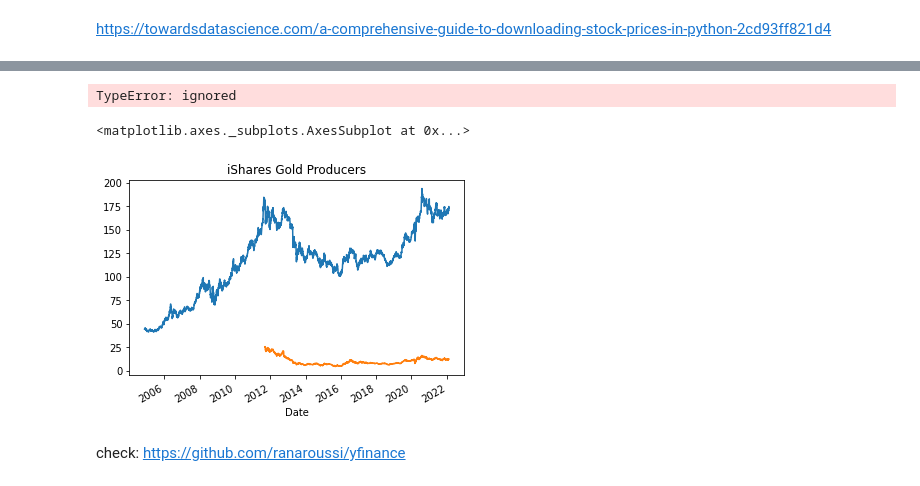
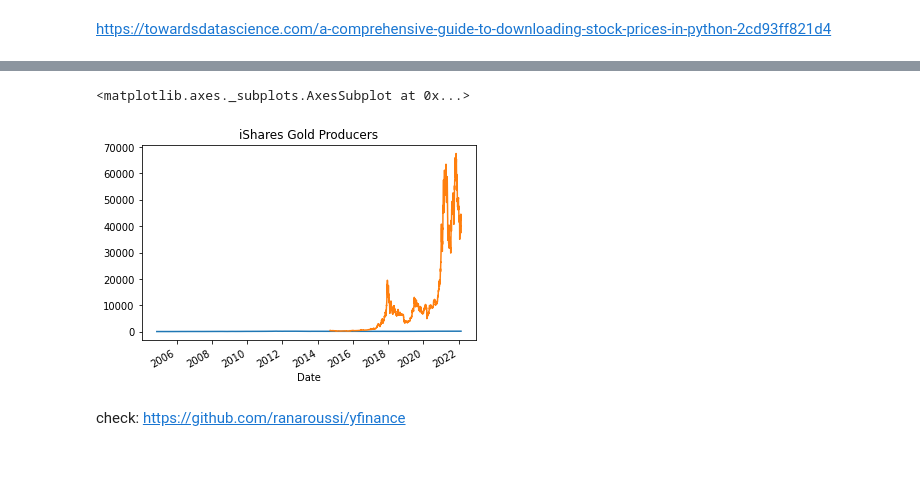
Before and after one commit to kathuman/Python-Experiments, a Jupyter notebook: 220215_financial_scrapping.ipynb, the cells around one changed output, grey strips where cells are left out. Saved outputs shown, nothing was run; the diff lists cells and outputs as text; code cells hidden in the pictures.

```diff
--- a/220215_financial_scrapping.ipynb
+++ b/220215_financial_scrapping.ipynb
@@ -31,32 +32,16 @@ Requirement already satisfied: beautifulsoup4 in /usr/local/lib/python3.7/dist-p
-# %%
-# tickers = ['GLD', 'IS0E.DE']
-tickers= ['TSLA']
-i=0
-df = np.array
-for ticker in tickers:
-  df[i] = yf.download(ticker,
-                      start='2019-01-01',
-                      end='2021-01-31',
-                      progress=False)
-  i= i+1
-
-for ticker in df:
-  print(ticker.head())
-# %% [output]
-TypeError: ignored
 # %%
 gldTicker = yf.Ticker('GLD')
-ishareTicker = yf.Ticker('IS0E.DE')
+ishareTicker = yf.Ticker('BTC-USD')
 tesla = yf.Ticker('TSLA')
 
 gld_df = gldTicker.history(period="max")
 ish_df = ishareTicker.history(period="max")
 
 gld_df['Close'].plot(title="SPDR Gold Shares")
 ish_df['Close'].plot(title="iShares Gold Producers")
 # %% [output]
 <matplotlib.axes._subplots.AxesSubplot at 0x...>
-[figure, old version]
+[figure, new version]
 # %% [markdown]
 check: https://github.com/ranaroussi/yfinance
 # %%
```
Also changed, not shown: parts of 12 cells of this notebook.
